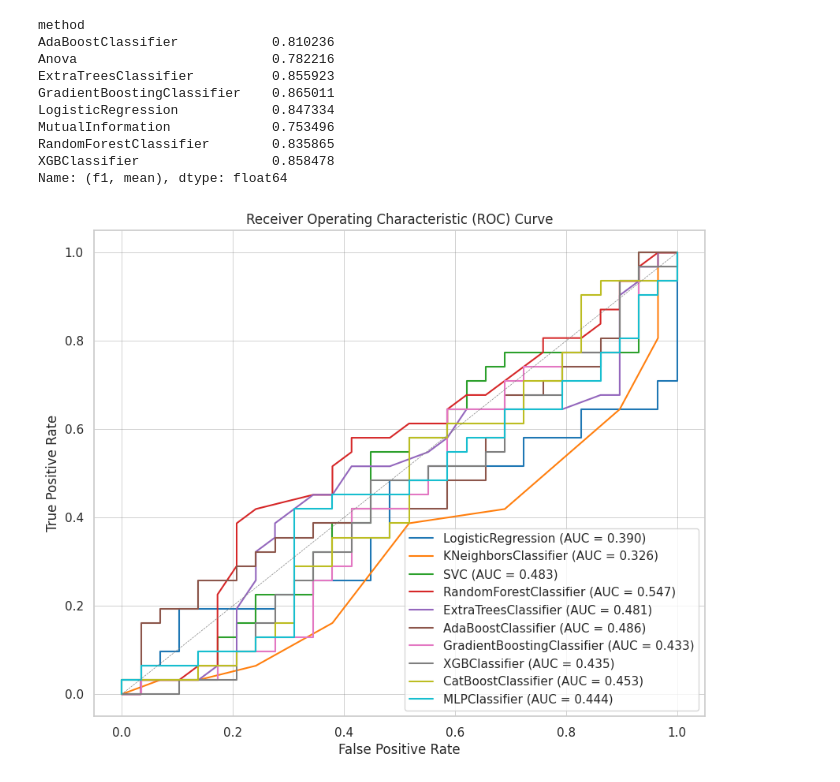
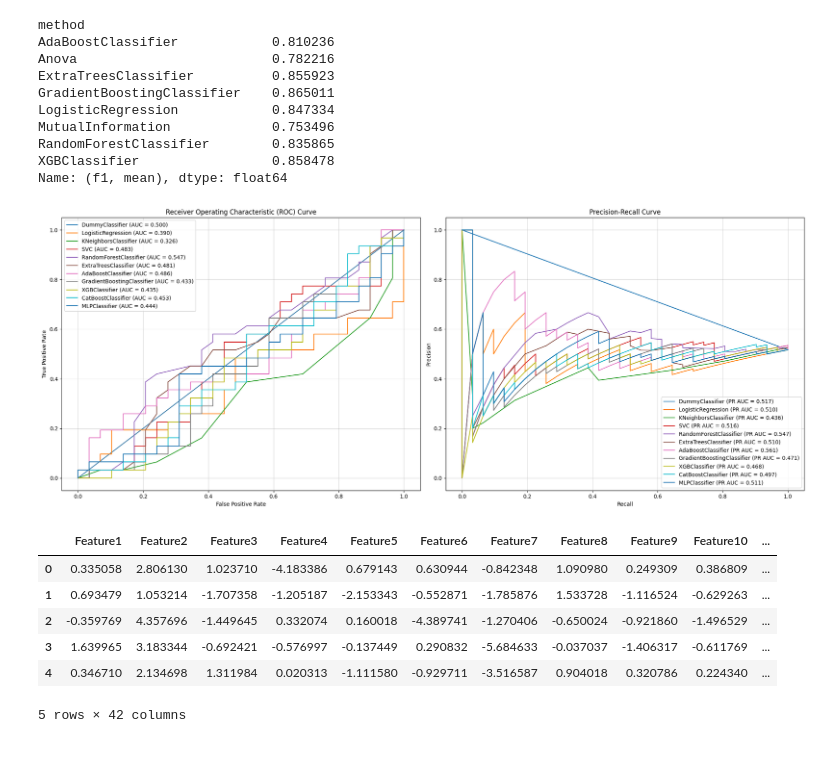
Before and after one commit to Medicine-Artificial-Intelligence/ProQSAR, a Jupyter notebook: check_mv.ipynb, the cells around one changed output. Cells and saved outputs as stored; diff of their text form; code cells hidden in the pictures; blank space fills up the shorter version.

```diff
--- a/check_mv.ipynb
+++ b/check_mv.ipynb
@@ -52,10 +52,10 @@ def create_regression_data(
 
 
 
-select_model = ["LogisticRegression", "KNeighborsClassifier", "SVC", "ExtraTreesClassifier", "AdaBoostClassifier"]
+#select_model = ["LogisticRegression", "KNeighborsClassifier", "SVC", "ExtraTreesClassifier", "AdaBoostClassifier"]
 
-train_data = create_classification_data(random_state=42)
-test_data = create_classification_data(random_state=41)
+train_data = create_regression_data(random_state=42)
+test_data = create_regression_data(random_state=41)
 
 #ev_result = ModelValidation.external_validation_report(
 #    data_train=train_data,
@@ -258,13 +236,69 @@ RandomForestClassifier        0.835865
 XGBClassifier                 0.858478
 Name: (f1, mean), dtype: float64
 # %%
-ModelValidation.make_roc_curve(
+ModelValidation.make_curve(
     data_train=train_data,
     data_test=test_data,
     activity_col="Activity",
     id_col="ID",
-    #legend_loc="upper right",
-    save_dir=None,
+    save_dir=None
 )
 # %% [output]
-[figure, old version]
+[figure, new version]
+# %%
+import pandas as pd
+import numpy as np
+import matplotlib
+from IPython.display import display
+from tempfile import TemporaryDirectory
+from sklearn.exceptions import NotFittedError
+from sklearn.datasets import make_classification, make_regression
+from ProQSAR.FeatureSelector.feature_selector import FeatureSelector
+
+
+
+def create_classification_data(
+    n_samples=100, n_features=40, n_informative=10, random_state=42
+) -> pd.DataFrame:
+    """
+    Create a synthetic classification dataset.
+
+    Parameters:
+    ----------
+    n_samples : int, optional
+        The number of samples to generate, by default 40.
+    n_features : int, optional
+        The total number of features, by default 40.
+    n_informative : int, optional
+        The number of informative features, by default 10.
+    random_state : int, optional
+        Random seed for reproducibility, by default 42.
+
+    Returns:
+    -------
+    pd.DataFrame
+        A DataFrame containing the generated features and target.
+    """
+    X, y = make_classification(
+        n_samples=n_samples,
+        n_features=n_features,
+        n_informative=n_informative,
+        random_state=random_state,
+    )
+    data = pd.DataFrame(X, columns=[f"Feature{i}" for i in range(1, n_features + 1)])
+    data["ID"] = np.arange(n_samples)
+    data["Activity"] = y
+    return data
+
+train_data = create_classification_data(random_state=42)
+test_data = create_classification_data(random_state=41, n_samples=20)
+
+train_data.head(5)
+# %% [output]
+|  | Feature1 | Feature2 | Feature3 | Feature4 | Feature5 | Feature6 | Feature7 | Feature8 | Feature9 | Feature10 | ... |
+| 0 | 0.335058 | 2.806130 | 1.023710 | -4.183386 | 0.679143 | 0.630944 | -0.842348 | 1.090980 | 0.249309 | 0.386809 | ... |
+| 1 | 0.693479 | 1.053214 | -1.707358 | -1.205187 | -2.153343 | -0.552871 | -1.785876 | 1.533728 | -1.116524 | -0.629263 | ... |
+| 2 | -0.359769 | 4.357696 | -1.449645 | 0.332074 | 0.160018 | -4.389741 | -1.270406 | -0.650024 | -0.921860 | -1.496529 | ... |
+| 3 | 1.639965 | 3.183344 | -0.692421 | -0.576997 | -0.137449 | 0.290832 | -5.684633 | -0.037037 | -1.406317 | -0.611769 | ... |
+| 4 | 0.346710 | 2.134698 | 1.311984 | 0.020313 | -1.111580 | -0.929711 | -3.516587 | 0.904018 | 0.320786 | 0.224340 | ... |
+5 rows × 42 columns
```
Also changed, not shown: parts of 9 cells of this notebook, 8 other files.
